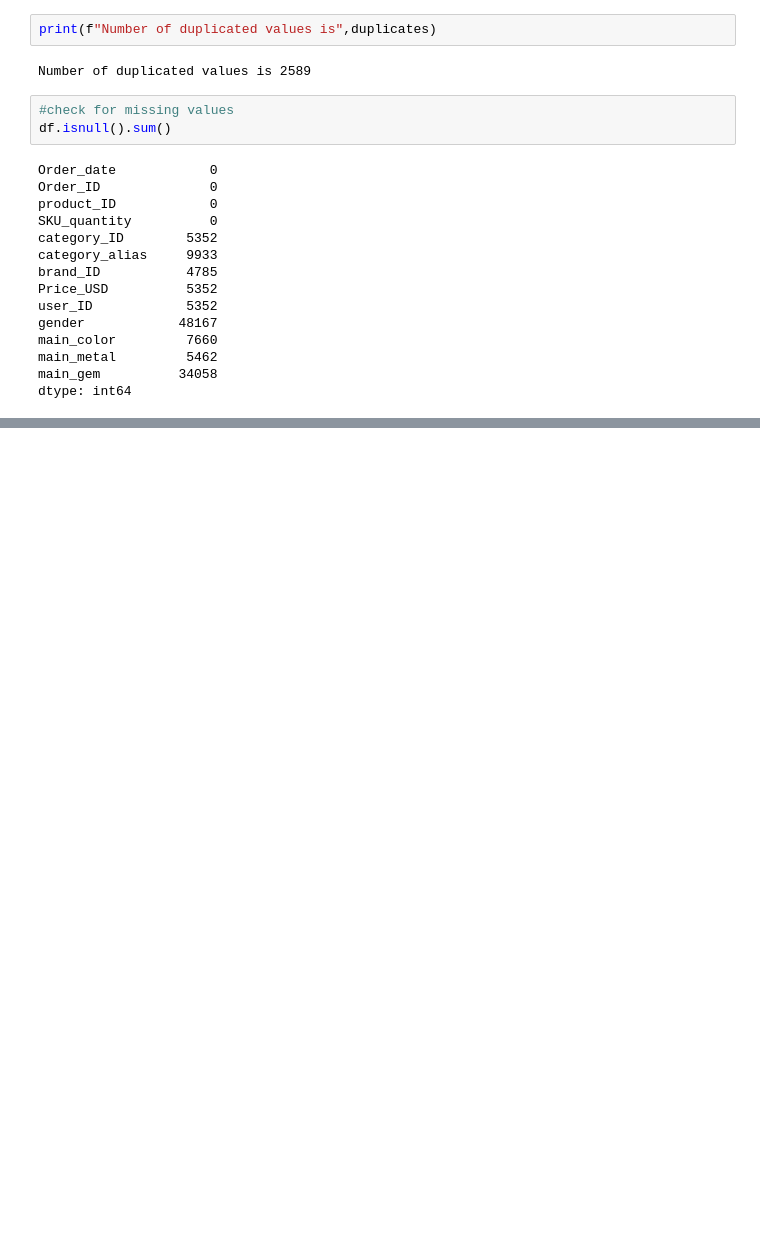
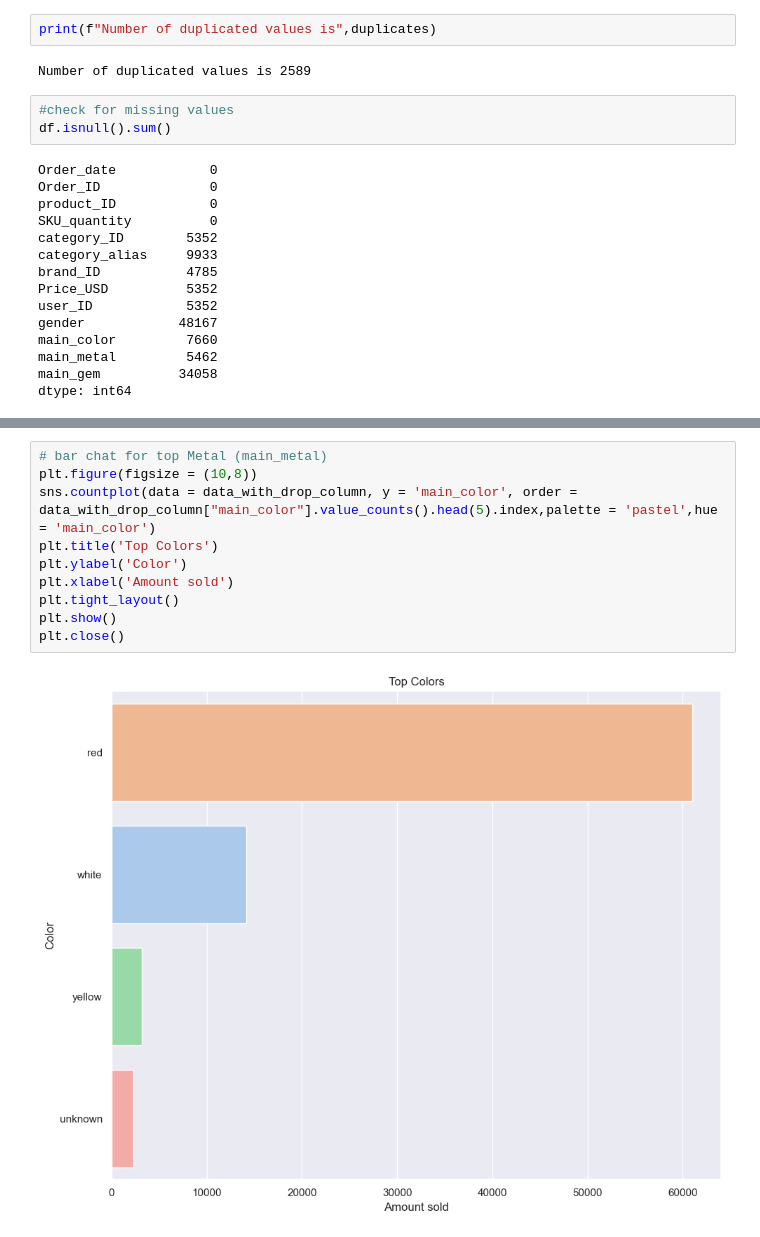
Before and after one commit to KP-Black/jewelry-price-optimisation, a Jupyter notebook: Notebooks/Jewelry price optimisation.ipynb, the cells around one changed output, grey strips where cells are left out. Drawn from its saved outputs; the diff is of its cells as text; blank space fills up the shorter version.

```diff
--- a/Notebooks/Jewelry price optimisation.ipynb
+++ b/Notebooks/Jewelry price optimisation.ipynb
@@ -211,0 +281,12 @@ Name: count, dtype: int64
+# %%
+# bar chat for top Metal (main_metal)
+plt.figure(figsize = (10,8))
+sns.countplot(data = data_with_drop_column, y = 'main_color', order = data_with_drop_column["main_color"].value_counts().head(5).index,palette = 'pastel',hue = 'main_color')
+plt.title('Top Colors')
+plt.ylabel('Color')
+plt.xlabel('Amount sold')
+plt.tight_layout()
+plt.show()
+plt.close()
+# %% [output]
+[figure, added]
```
Also changed, not shown: parts of 14 cells of this notebook.
